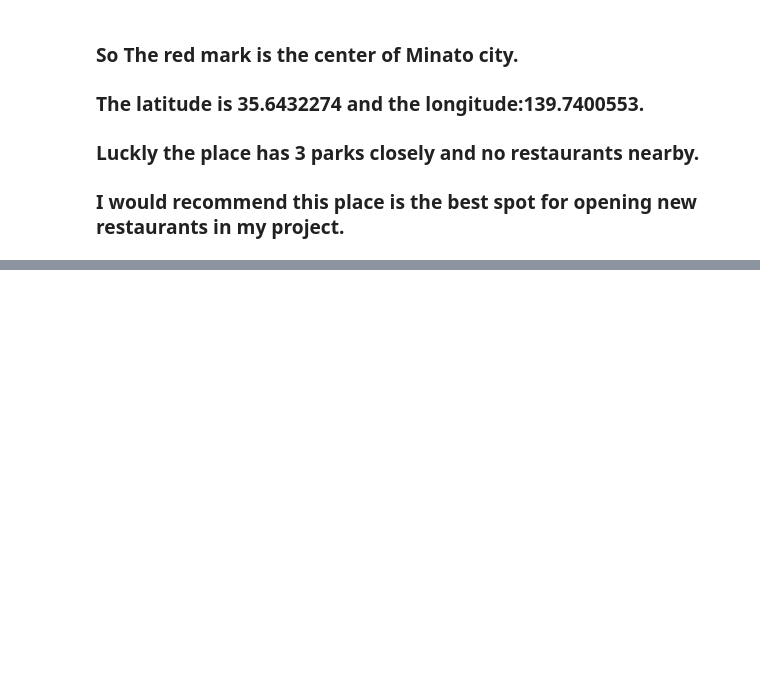
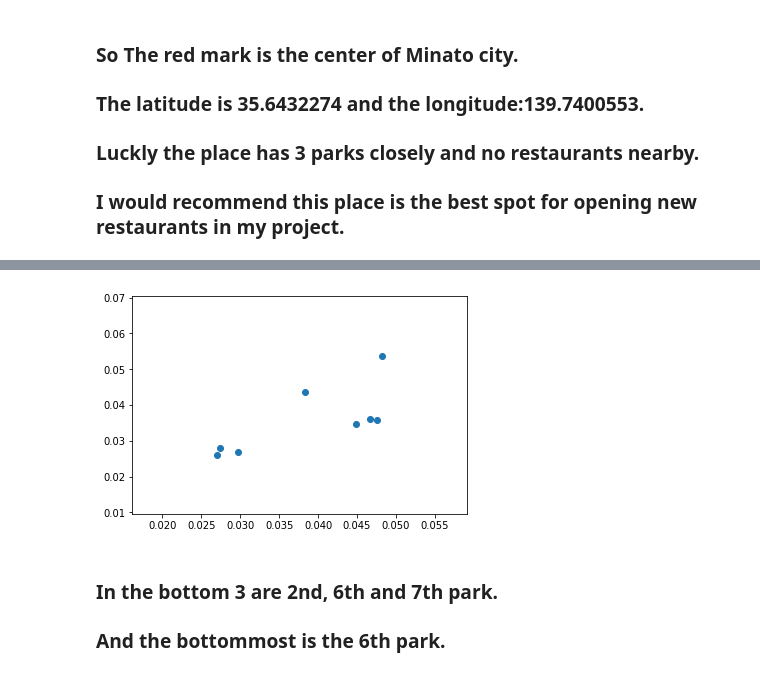
Before and after one commit to Nori756/Coursera_Capstone, a Jupyter notebook: Final Project of Capstone Project.ipynb, the cells around one changed output, grey strips where cells are left out. Saved outputs shown, nothing was run; the diff lists cells and outputs as text; code cells hidden in the pictures; blank space fills up the shorter version.

```diff
--- a/Final Project of Capstone Project.ipynb
+++ b/Final Project of Capstone Project.ipynb
@@ -935,0 +1158,34 @@ Minato_map
+# %%
+#now to make it easy for euclidean distance, do some work
+a = 0
+for lat, lng, label in zip(dataframe4_filtered_r.lat, dataframe4_filtered_r.lng, dataframe4_filtered_r.categories):
+    #counting for puting each one
+    a += 1
+    #Longitude should be x Latitude should be y so (lng, lat)
+    #P means position and place
+    if a == 1:
+        res1_P = (lng, lat)
+
+    if a == 2:
+        res2_P = (lng, lat)
+
+    if a == 3:
+        res3_P = (lng, lat)
+
+    if a == 4:
+        res4_P = (lng, lat)
+
+    if a == 5:
+        res5_P = (lng, lat)
+
+    if a == 6:
+        res6_P = (lng, lat)
+    if a == 7:
+        res7_P = (lng, lat)
+
+
+#make sure correct numbers are in
+print(res1_P)
+print(res2_P)
+print(res6_P)
+print(res7_P)
@@ -935,0 +1308,12 @@ Minato_map
+# %%
+#To see distabces of parks by graph
+# x = Distance_parks , y = Distance_restaurants
+Distance_parks =[park1_D_T ,park2_D_T ,park3_D_T ,park4_D_T ,park5_D_T ,park6_D_T ,park7_D_T ,park8_D_T]
+Distance_restaurants=[park1_D_T_R,park2_D_T_R,park3_D_T_R,park4_D_T_R,park5_D_T_R,park6_D_T_R,park7_D_T_R,park8_D_T_R]
+plt.scatter(Distance_parks , Distance_restaurants)
+plt.show()
+# %% [output]
+[figure, added]
+# %% [markdown]
+### In the bottom 3 are 2nd, 6th and 7th park.
+### And the bottommost is the 6th park.
```
Also changed, not shown: parts of 60 cells of this notebook.
